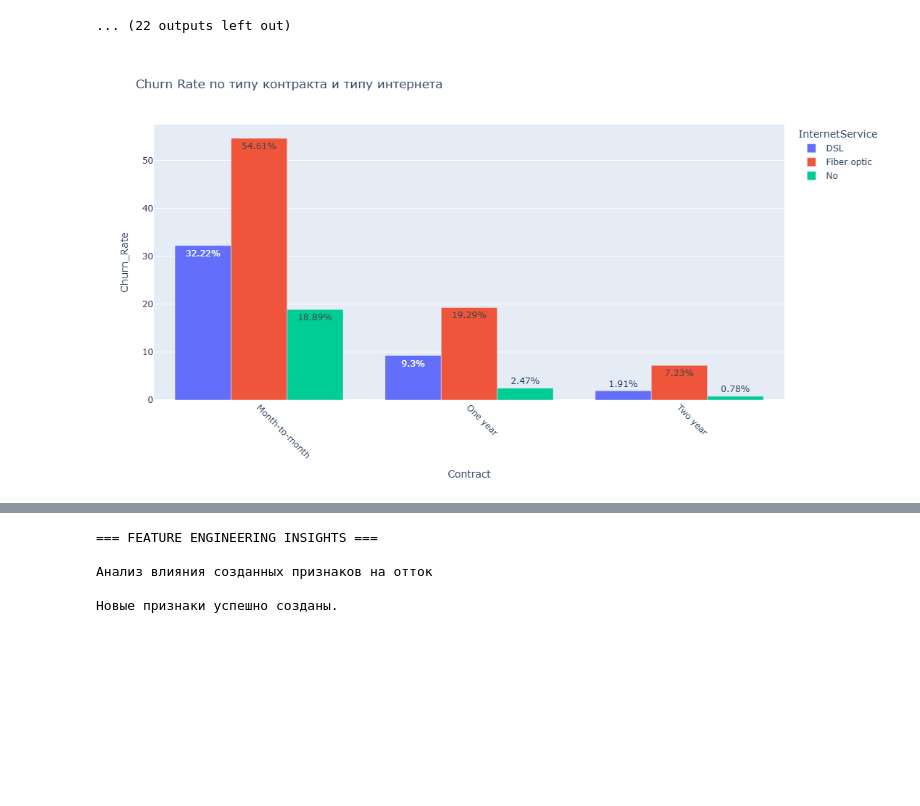
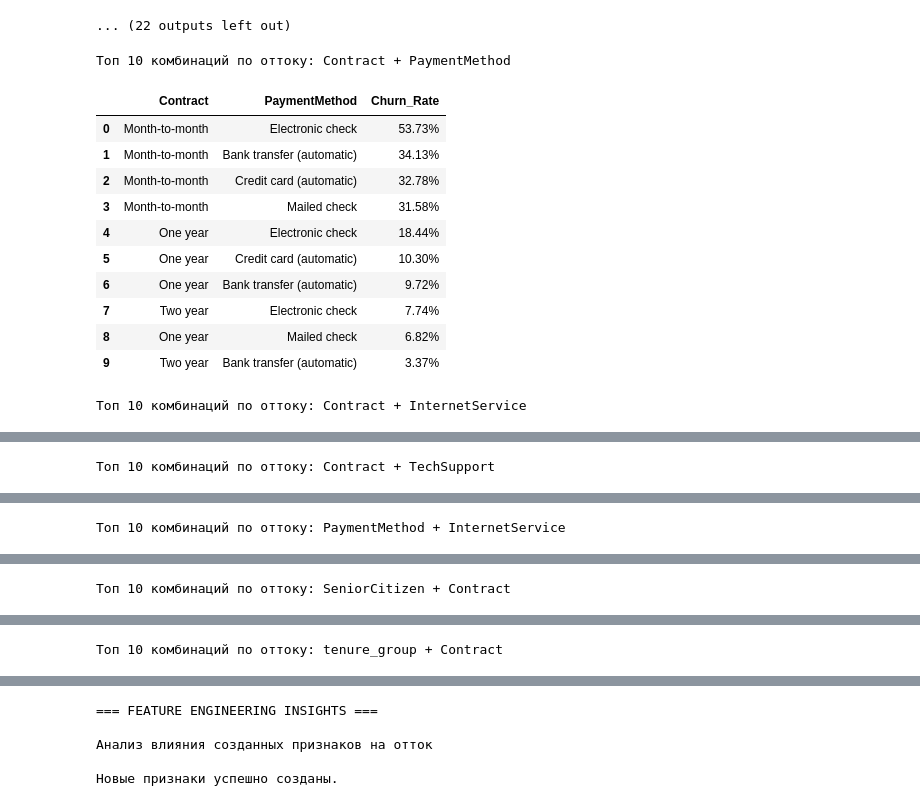
Before and after one commit to temakiselevv/telco-churn-project, a Jupyter notebook: notebooks/02_eda.ipynb, the cells around one changed output, grey strips where cells are left out. Cells and saved outputs as stored; diff of their text form; code cells hidden in the pictures; blank space fills up the shorter version.

```diff
--- a/notebooks/02_eda.ipynb
+++ b/notebooks/02_eda.ipynb
@@ -240,19 +278,21 @@ for col in categorical_cols:
     churn_rate = churn_rate.sort_values('Churn_Rate', ascending=False)
     churn_rate_display = churn_rate[[col, 'Churn_Rate']]
 
-    print(f"\nChurn Rate по {col}:")
-    display(churn_rate_display.style.hide(axis="index"))
-
     fig = px.bar(
         churn_rate,
         x=col,
         y='Churn_Rate',
         title=f'Процент оттока (Churn = 1) по {col}',
-        color = col,
+        color='Churn_Rate',
+        color_continuous_scale='RdYlGn_r',
+        text='Churn_Rate',
         labels={'Churn_Rate': 'Процент ушедших (%)', col: col}
     )
 
     fig.update_traces(texttemplate='%{y:.2f}%')
+
+    print(f"\nChurn Rate по {col}:")
+    display(churn_rate_display.style.hide(axis="index"))
     fig.show()
 
     if is_numeric:
@@ -286,20 +326,52 @@ Churn Rate по InternetService:
 | No | 7.400000 |
 ... (22 outputs left out)
 # %%
-# Пример важной комбинации: Contract + InternetService
-combo = df.groupby(['Contract', 'InternetService'], observed=False)['Churn'].value_counts(normalize=True).unstack()
-if 1 in combo.columns:
-    combo_rate = combo[1].reset_index()
-    combo_rate.columns = ['Contract', 'InternetService', 'Churn_Rate']
-    combo_rate['Churn_Rate'] = (combo_rate['Churn_Rate'] * 100).round(2)
+# Multivariate Analysis
+# Анализ комбинаций важных признаков
 
-    fig = px.bar(combo_rate, x='Contract', y='Churn_Rate',
-                 color='InternetService',
-                 barmode='group',
-                 title='Churn Rate по типу контракта и типу интернета',
-                 text='Churn_Rate')
-    fig.update_traces(texttemplate='%{text}%')
-    fig.update_layout(height=600, xaxis_tickangle=45)
-    fig.show()
+combinations = [
+    ('Contract', 'PaymentMethod'),
+    ('Contract', 'InternetService'),
+    ('Contract', 'TechSupport'),
+    ('PaymentMethod', 'InternetService'),
+    ('SeniorCitizen', 'Contract'),
+    ('tenure_group', 'Contract')
+]
+
+for col1, col2 in combinations:
+    combo = (df.groupby([col1, col2], observed=False)['Churn']
+             .value_counts(normalize=True)
+             .unstack(fill_value=0))
+
+    if 1 in combo.columns:
+        rate = (combo[1] * 100).round(2).reset_index()
+        rate.columns = [col1, col2, 'Churn_Rate']
+        rate = rate.sort_values('Churn_Rate', ascending=False)
+
+        display(rate.head(10).reset_index(drop=True).style.format({'Churn_Rate': '{:.2f}%'})
+                .set_caption(f"Топ 10 комбинаций по оттоку: {col1} + {col2}"))
+
+        fig = px.bar(rate.head(10),
+                     x=col1,
+                     y='Churn_Rate',
+                     color=col2,
+                     barmode='group',
+                     title=f'Churn Rate по комбинации {col1} + {col2} (Топ-10)',
+                     text='Churn_Rate')
+        fig.update_traces(texttemplate='%{text:.1f}%')
+        fig.update_layout(height=550, xaxis_tickangle=45)
+        fig.show()
 # %% [output]
-[figure, removed]
+Топ 10 комбинаций по оттоку: Contract + PaymentMethod
+|  | Contract | PaymentMethod | Churn_Rate |
+| 0 | Month-to-month | Electronic check | 53.73% |
+| 1 | Month-to-month | Bank transfer (automatic) | 34.13% |
+| 2 | Month-to-month | Credit card (automatic) | 32.78% |
+| 3 | Month-to-month | Mailed check | 31.58% |
+| 4 | One year | Electronic check | 18.44% |
+| 5 | One year | Credit card (automatic) | 10.30% |
+| 6 | One year | Bank transfer (automatic) | 9.72% |
+| 7 | Two year | Electronic check | 7.74% |
+| 8 | One year | Mailed check | 6.82% |
+| 9 | Two year | Bank transfer (automatic) | 3.37% |
+Топ 10 комбинаций по оттоку: Contract + InternetService
@@ -305,0 +388 @@ if 1 in combo.columns:
+Топ 10 комбинаций по оттоку: Contract + TechSupport
@@ -305,0 +399 @@ if 1 in combo.columns:
+Топ 10 комбинаций по оттоку: PaymentMethod + InternetService
@@ -305,0 +411 @@ if 1 in combo.columns:
+Топ 10 комбинаций по оттоку: SeniorCitizen + Contract
@@ -305,0 +419 @@ if 1 in combo.columns:
+Топ 10 комбинаций по оттоку: tenure_group + Contract
```
Also changed, not shown: parts of 9 cells of this notebook.
